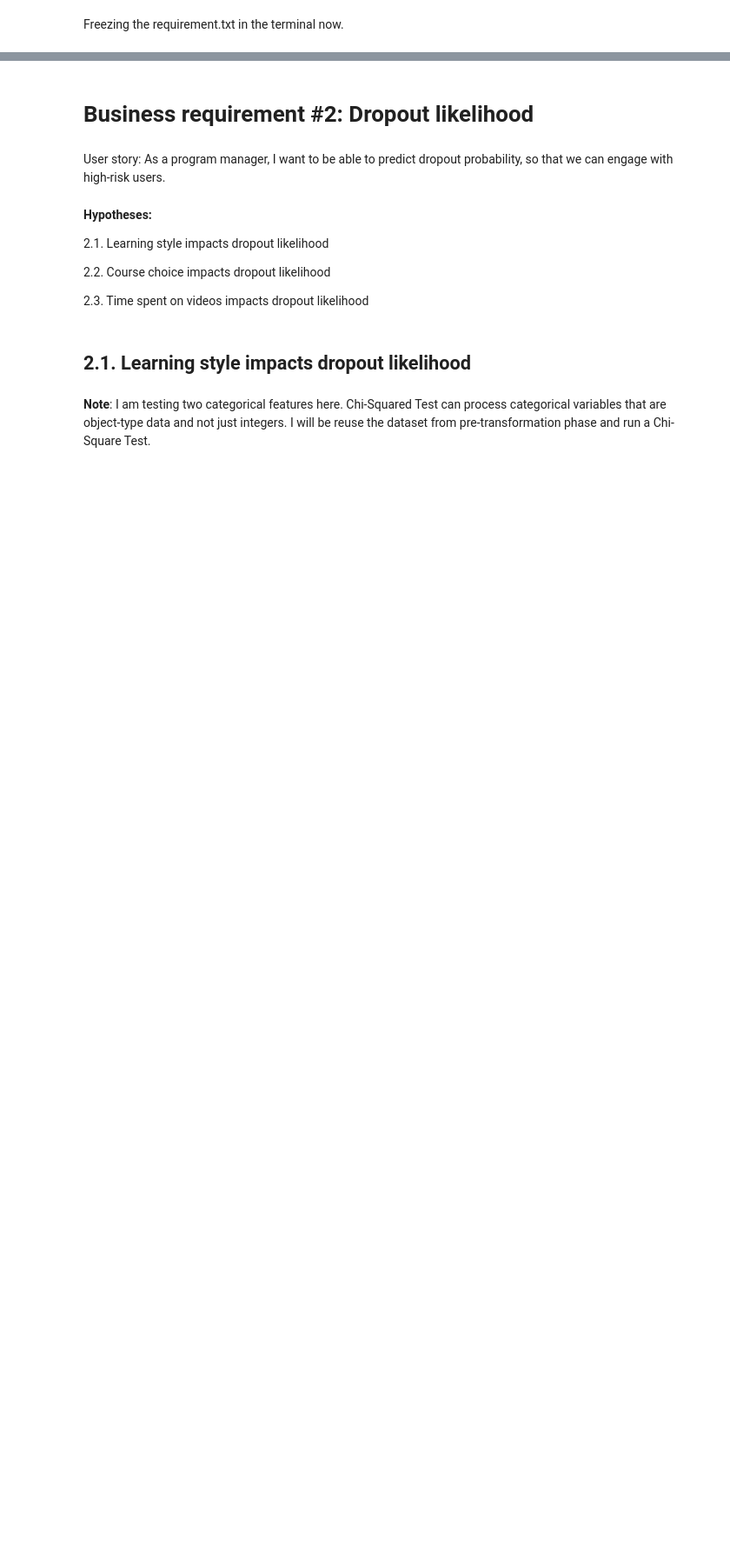
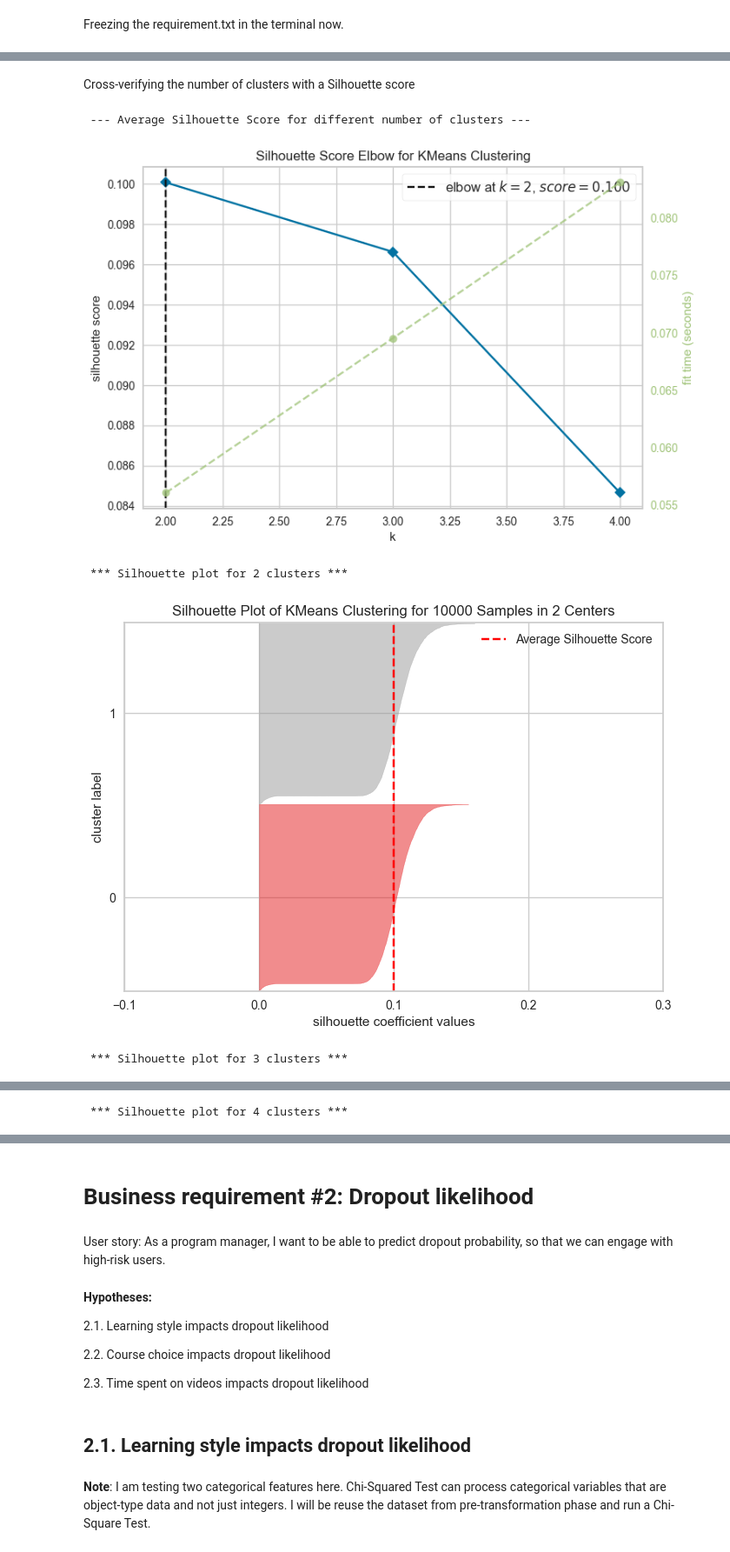
Before and after one commit to narendran-manoharan/synthetic_learning_behavior_analysis, a Jupyter notebook: project_work-jupyter_notebooks/synthetic_learning_behavior_analysis_transform02.ipynb, the cells around one changed output, grey strips where cells are left out. Shown at 87% size. Drawn from its saved outputs; the diff is of its cells as text; code cells hidden in the pictures; blank space fills up the shorter version.

```diff
--- a/project_work-jupyter_notebooks/synthetic_learning_behavior_analysis_transform02.ipynb
+++ b/project_work-jupyter_notebooks/synthetic_learning_behavior_analysis_transform02.ipynb
@@ -111,0 +296,26 @@ Freezing the requirement.txt in the terminal now.
+# %% [markdown]
+Cross-verifying the number of clusters with a Silhouette score
+# %%
+from yellowbrick.cluster import SilhouetteVisualizer
+
+print(" --- Average Silhouette Score for different number of clusters ---")
+visualizer = KElbowVisualizer(KMeans(random_state=42), k = (2, 5),
+                              metric='silhouette')
+#Visualizing the silhouette scores. Updated k as I know I can create 5 clusters from the elbow method.
+visualizer.fit(df_analysis)
+visualizer.show()
+plt.show()
+
+for n_clusters in np.arange(start = 2, stop = 16):
+    print(f" *** Silhouette plot for {n_clusters} clusters ***")
+    visualizer = SilhouetteVisualizer(estimator = KMeans(n_clusters=n_clusters, random_state=42))
+    visualizer.fit(df_analysis)
+    visualizer.show()
+    plt.show()
+    print("\n")
+# %% [output]
+ --- Average Silhouette Score for different number of clusters ---
+[figure, added]
+ *** Silhouette plot for 2 clusters ***
+[figure, added]
+ *** Silhouette plot for 3 clusters ***
@@ -111,0 +323 @@ Freezing the requirement.txt in the terminal now.
+ *** Silhouette plot for 4 clusters ***
```
Also changed, not shown: parts of 42 cells of this notebook.
